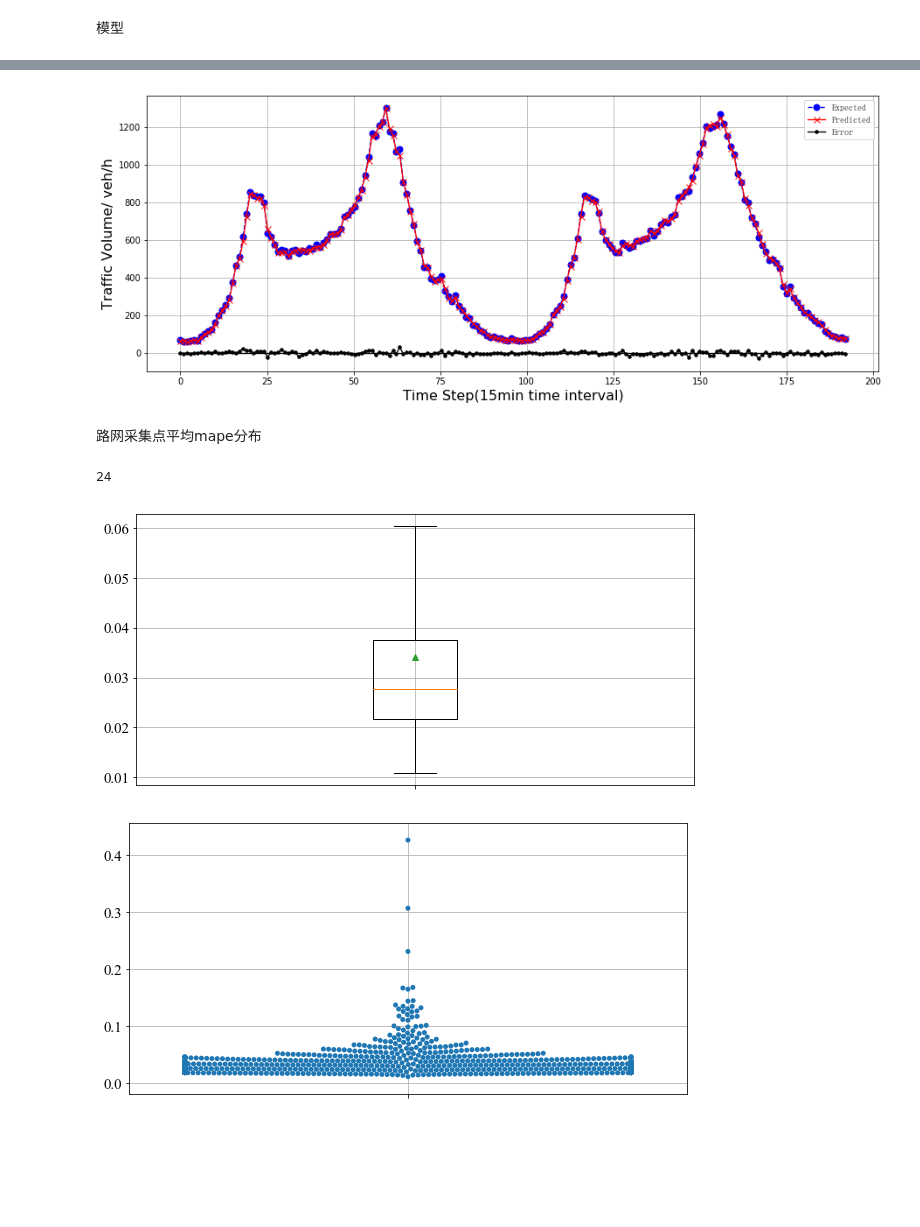
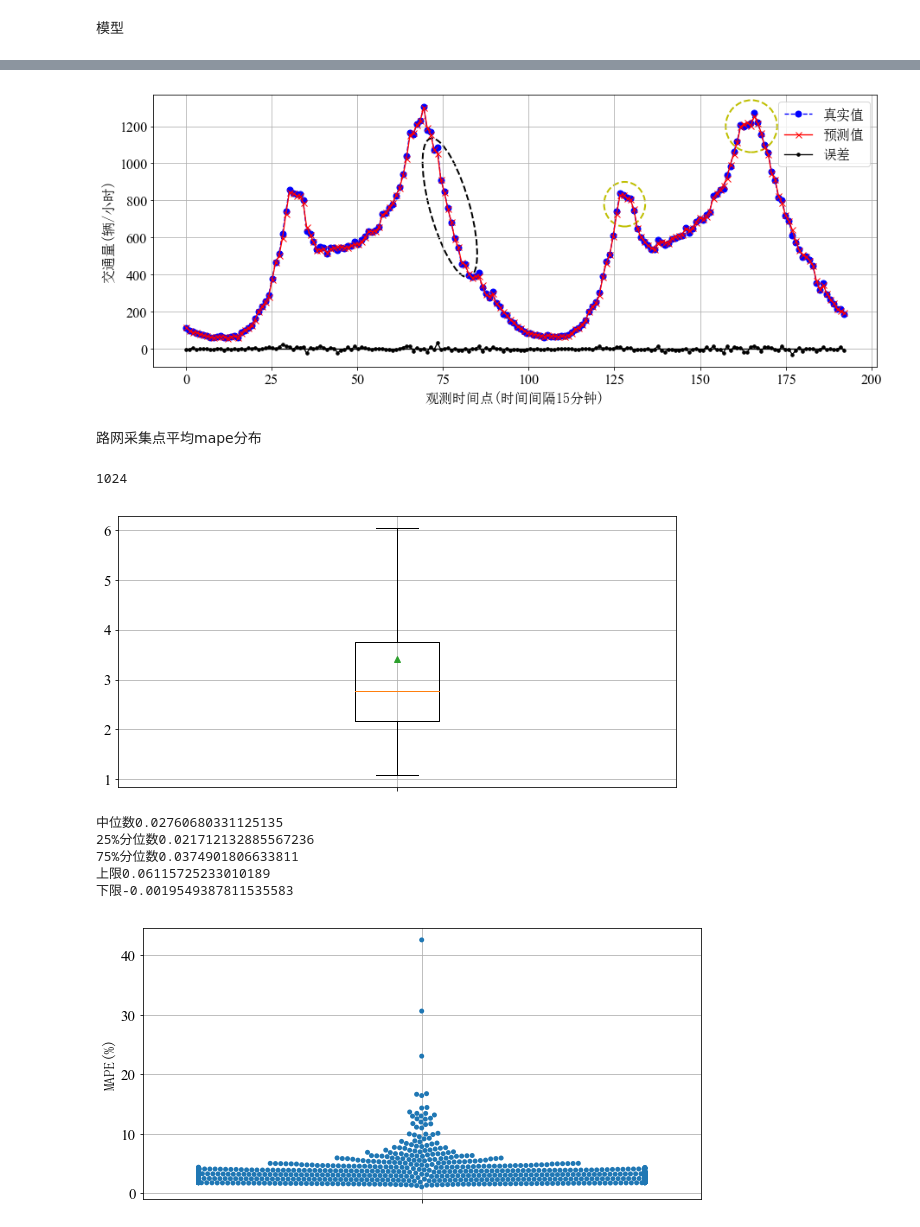
Before and after one commit to theMYang/freedom, a Jupyter notebook: 9wgangp_DST.ipynb, the cells around one changed output, grey strips where cells are left out. Saved outputs shown, nothing was run; the diff lists cells and outputs as text; code cells hidden in the pictures; blank space fills up the shorter version.

```diff
--- a/9wgangp_DST.ipynb
+++ b/9wgangp_DST.ipynb
@@ -588,7 +588,10 @@ l2(y_true, y_pred)
 # with open('./data/实验结果数据/wganDst/wganDst_everyObservationr_mape.data','wb') as f:
 #     pickle.dump(every_mape,f)
 # %%
+# 实验二
+
 import matplotlib as mpl
+from matplotlib.patches import Ellipse
 # del mpl.font_manager.weight_dict['roman']
 # mpl.font_manager._rebuild()
 
@@ -598,45 +601,53 @@ fontsz = 16
 
 posX = 21
 posY = 27
-startX = 1230
+startX = 1220
 gapX = 192
 
 zero_line = np.random.randint(0, 1, (gapX,))
 
 y = y_true[:, posX, posY, :][startX: startX+gapX]
 yf = y_pred[:, posX, posY, :][startX: startX+gapX]
 x = np.linspace(0, len(y), len(y))
 
 fig, ax = plt.subplots(figsize=(15, 5.8))
 lines = plt.plot(x, y, x, yf, x,y-yf, x,zero_line)
 l1, l2, l3, l4 = lines
 
 plt.setp(lines, markersize=7, linewidth=1.34)
 plt.setp(l1, color='b', linestyle='--', marker='o')  # line1 is thick and red
 plt.setp(l2, color='r', linestyle='-', marker='x')  # line2 is thinner and green
 plt.setp(l3, color='k', linestyle='-', marker='.')  # line2 is thinner and green
 plt.setp(l4, color='k', linestyle='-')  # line2 is thinner and green
 
-# plt.ylabel('交通量/ 辆/小时', fontproperties=font, fontsize=fontsz)
-# plt.xlabel('观测时间点', fontproperties=font, fontsize=fontsz)
-plt.ylabel('Traffic Volume/ veh/h', fontsize=fontsz)
-plt.xlabel('Time Step(15min time interval)', fontsize=fontsz)
+plt.ylabel('交通量(辆/小时)', fontproperties=font, fontsize=fontsz)
+plt.xlabel('观测时间点(时间间隔15分钟)', fontproperties=font, fontsize=fontsz)
+# plt.ylabel('Traffic Volume/ veh/h', fontsize=fontsz)
+# plt.xlabel('Time Step(15min time interval)', fontsize=fontsz)
 ax.yaxis.grid(True)
 ax.xaxis.grid(True)
 y_major_locator=plt.MultipleLocator(200)
 ax.yaxis.set_major_locator(y_major_locator)
 
 qwe = range(0,2000,500)
 # plt.yticks(qwe, ('0', '500', '1000', '1500'))
-# ax.legend(('真实值', '修复值', '误差'), prop=font, fontsize=fontsz-10, loc=1)
-ax.legend(('Expected', 'Predicted', 'Error'), prop=font, loc=1)
-plt.rcParams.update({'font.size': fontsz-2})
+ax.legend(('真实值', '预测值', '误差'), prop=font, fontsize=fontsz-10, loc=1)
+
+# 椭圆
+ell1 = Ellipse(xy = (77.0, 760.0), width =12, height = 750, angle = 180.8, facecolor= 'white', edgecolor='k',linewidth=2,linestyle='--')
+ax.add_patch(ell1)
+ell2 = Ellipse(xy = (165.0, 1200.0), width =15, height = 280, angle = 0, facecolor= 'white', edgecolor='y',linewidth=2,linestyle='--')
+ax.add_patch(ell2)
+ell3 = Ellipse(xy = (128.0, 780.0), width =12, height = 240, angle = 0, facecolor= 'white', edgecolor='y',linewidth=2,linestyle='--')
+ax.add_patch(ell3)
+
+# ax.legend(('Expected', 'Predicted', 'Error'), prop=font, loc=1)
+plt.rcParams.update({'font.size': fontsz})
 plt.rc('font',family='Times New Roman')
-# plt.savefig("./pic/毕设/wganDst两日预测.png", dpi=500)
-# plt.savefig("./pic/wganDst两日预测英文.png", dpi=500)
+# plt.savefig("./pic/毕设/两日预测wgan-dst实验二.png", dpi=300)
 plt.show()
 # %% [output]
-[figure, old version]
+[figure, new version]
 # %% [markdown]
 路网采集点平均mape分布
 # %%
@@ -647,7 +658,7 @@ font_size=15
 plt.rcParams.update({'font.size': font_size})
 fig, ax = plt.subplots(figsize=(10, 5))
 x_labels=['']
-spacial_mape = (np.mean(np.abs(y_true-y_pred)/y_true, axis=0)).reshape(1024)
+spacial_mape = (np.mean(np.abs(y_true-y_pred)/y_true, axis=0)).reshape(1024)*100
 
 bplot = ax.boxplot(spacial_mape, sym='x', patch_artist=False, vert=True, showmeans=True, labels=x_labels, showfliers=False)
 # sns.violinplot(data=spacial_mape, palette="Set3", bw=0.1, cut=1, linewidth=1)
@@ -655,20 +666,43 @@ bplot = ax.boxplot(spacial_mape, sym='x', patch_artist=False, vert=True, showmea
 plt.grid(True)
 np.sum(spacial_mape>0.1)
 # %% [output]
-24
+1024
-[figure, old version]
+[figure, new version]
+# %%
+# 箱图具体数据
+print('中位数'+ str(np.median(spacial_mape)))
+q1 = np.percentile(spacial_mape, 25)
+print('25%分位数'+ str(q1))
+q3 = np.percentile(spacial_mape, 75)
+print('75%分位数'+ str(q3))
+
+#四分位距IQR=Q3-Q1，那么上限=Q3+1.5IQR，下限=Q1-1.5IQR
+print('上限'+ str(q3+1.5*(q3-q1)))
+print('下限'+ str(q1-1.5*(q3-q1)))
+# %% [output]
+中位数0.02760680331125135
+25%分位数0.021712132885567236
+75%分位数0.0374901806633811
+上限0.06115725233010189
+下限-0.0019549387811535583
 # %%
 # 路网采集点平均mape分布
 
+font = FontProperties(fname=r"c:\windows\fonts\simsun.ttc")
+plt.rcParams.update({'font.size': font_size})
 fig, ax = plt.subplots(figsize=(10, 5))
+
 x_labels=['']
-spacial_mape = (np.mean(np.abs(y_true-y_pred)/y_true, axis=0)).reshape(1024)
+# spacial_mape = (np.mean(np.abs(y_true-y_pred)/y_true, axis=0)).reshape(1024)*100
 
 sns.swarmplot(data=spacial_mape, size=5)
 
 ax.set_xticklabels(x_labels)
+plt.ylabel('MAPE(%)', fontproperties=font, fontsize=font_size)
 
 plt.grid(True)
+
+# plt.savefig('./pic/毕设/mape分析_wgan-dst点图_实验二.jpg', dpi=300)
 # %% [output]
-[figure, old version]
+[figure, new version]
 # %%
```
Also changed, not shown: parts of 8 cells of this notebook, 14 other files.
